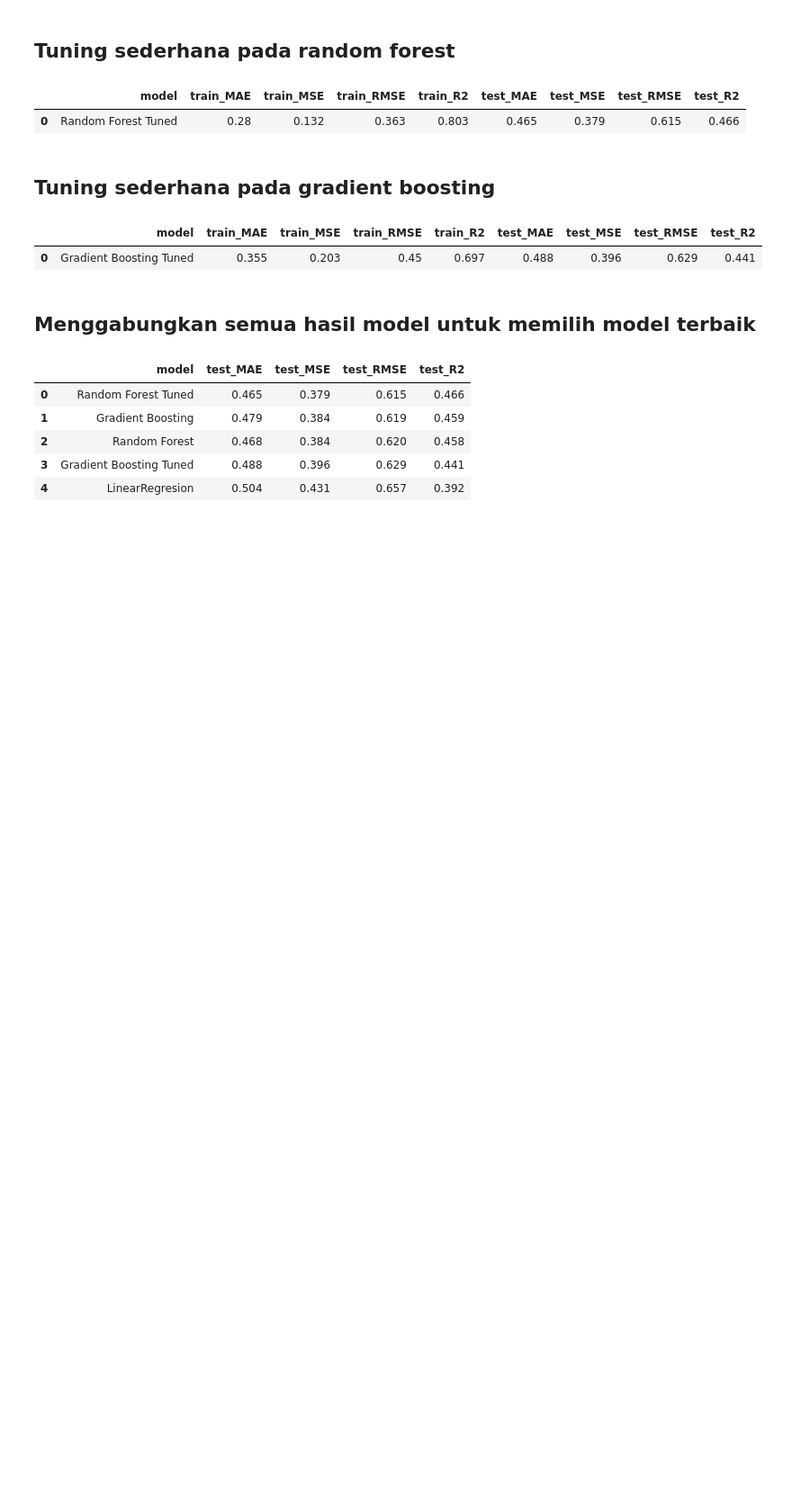
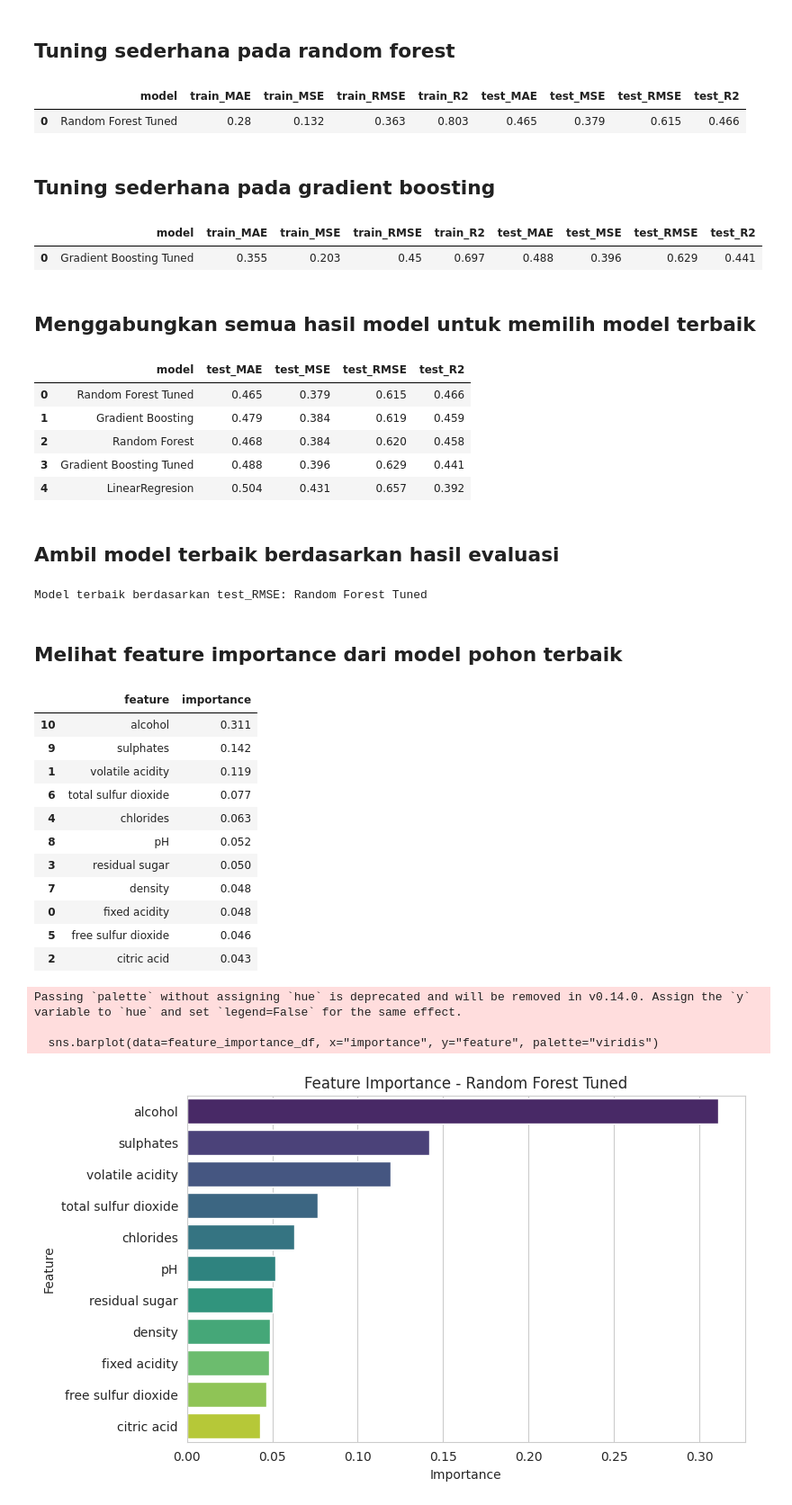
Before and after one commit to r021n/simple-machine-learing, a Jupyter notebook: Wine_Quality_Prediction.ipynb, the cells around one changed output. Shown at 90% size. Drawn from its saved outputs; the diff is of its cells as text; code cells hidden in the pictures; blank space fills up the shorter version.

Commit message:
Showing the importance features of the best tree model

```diff
--- a/Wine_Quality_Prediction.ipynb
+++ b/Wine_Quality_Prediction.ipynb
@@ -859,3 +859,58 @@ display(all_results_sorted)
 | 2 | Random Forest | 0.468 | 0.384 | 0.620 | 0.458 |
 | 3 | Gradient Boosting Tuned | 0.488 | 0.396 | 0.629 | 0.441 |
 | 4 | LinearRegresion | 0.504 | 0.431 | 0.657 | 0.392 |
+# %% [markdown]
+## Ambil model terbaik berdasarkan hasil evaluasi
+# %%
+best_model_name = all_results_sorted.loc[0]["model"]
+print("Model terbaik berdasarkan test_RMSE:", best_model_name)
+# %% [output]
+Model terbaik berdasarkan test_RMSE: Random Forest Tuned
+# %% [markdown]
+## Melihat feature importance dari model pohon terbaik
+# %%
+best_tree_model = None
+
+# Memperbaiki pengecekan string agar sesuai dengan isi all_results
+if best_model_name == "Random Forest":
+    best_tree_model = rf_model
+elif best_model_name == "Gradient Boosting":
+    best_tree_model = gb_model
+elif best_model_name == "Random Forest Tuned":
+    best_tree_model = rf_tuned
+elif best_model_name == "Gradient Boosting Tuned":
+    best_tree_model = gb_tuned
+
+if best_tree_model is not None:
+    feature_importance_df = pd.DataFrame({
+        "feature": feature_columns,
+        "importance": best_tree_model.feature_importances_
+    }).sort_values(by="importance", ascending=False)
+
+    display(feature_importance_df)
+
+    plt.figure(figsize=(8, 5))
+    sns.barplot(data=feature_importance_df, x="importance", y="feature", palette="viridis")
+    plt.title(f"Feature Importance - {best_model_name}")
+    plt.xlabel("Importance")
+    plt.ylabel("Feature")
+    plt.show()
+else:
+    print(f"Model '{best_model_name}' bukan merupakan model berbasis pohon atau tidak ditemukan dalam daftar pengecekan.")
+# %% [output]
+|  | feature | importance |
+| 10 | alcohol | 0.311 |
+| 9 | sulphates | 0.142 |
+| 1 | volatile acidity | 0.119 |
+| 6 | total sulfur dioxide | 0.077 |
+| 4 | chlorides | 0.063 |
+| 8 | pH | 0.052 |
+| 3 | residual sugar | 0.050 |
+| 7 | density | 0.048 |
+| 0 | fixed acidity | 0.048 |
+| 5 | free sulfur dioxide | 0.046 |
+| 2 | citric acid | 0.043 |
+Passing `palette` without assigning `hue` is deprecated and will be removed in v0.14.0. Assign the `y` variable to `hue` and set `legend=False` for the same effect.
+
+  sns.barplot(data=feature_importance_df, x="importance", y="feature", palette="viridis")
+[figure, added]
```
